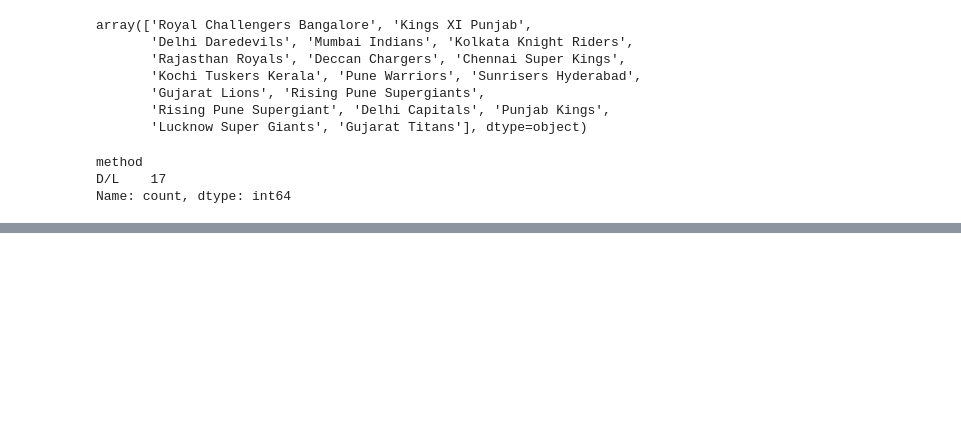
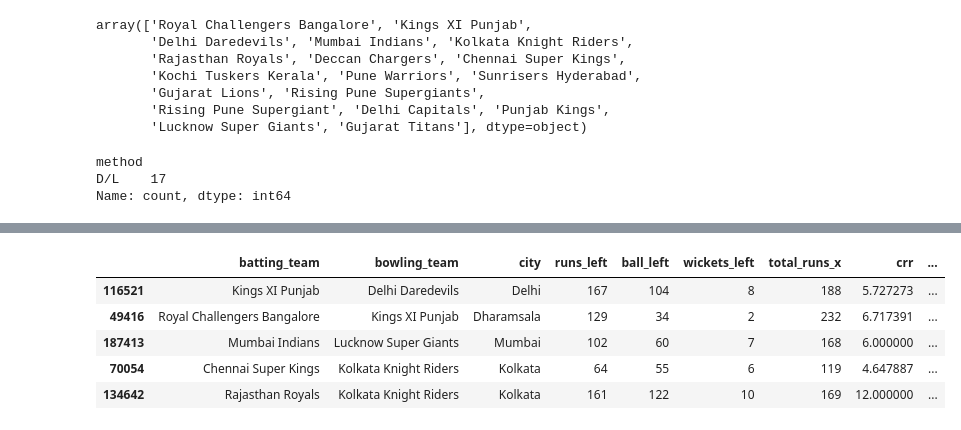
Before and after one commit to Vikashyadav2/IPL-Win-Probability-Predictor-, a Jupyter notebook: Python Codes.ipynb, the cells around one changed output, grey strips where cells are left out. Saved outputs shown, nothing was run; the diff lists cells and outputs as text; code cells hidden in the pictures; blank space fills up the shorter version.

```diff
--- a/Python Codes.ipynb
+++ b/Python Codes.ipynb
@@ -233,0 +387,5 @@ NotImplementedError: function is not implemented for this dtype: [how->cumsum,dt
+# %%
+# Create the new result column fetch the result of the match in the form of 0 and 1
+
+def result(row):
+    return 1 if row['batting_team'] == row['winner']else 0
@@ -233,0 +408,9 @@ NotImplementedError: function is not implemented for this dtype: [how->cumsum,dt
+# %%
+final_df.head()
+# %% [output]
+|  | batting_team | bowling_team | city | runs_left | ball_left | wickets_left | total_runs_x | crr | ... |
+| 116521 | Kings XI Punjab | Delhi Daredevils | Delhi | 167 | 104 | 8 | 188 | 5.727273 | ... |
+| 49416 | Royal Challengers Bangalore | Kings XI Punjab | Dharamsala | 129 | 34 | 2 | 232 | 6.717391 | ... |
+| 187413 | Mumbai Indians | Lucknow Super Giants | Mumbai | 102 | 60 | 7 | 168 | 6.000000 | ... |
+| 70054 | Chennai Super Kings | Kolkata Knight Riders | Kolkata | 64 | 55 | 6 | 119 | 4.647887 | ... |
+| 134642 | Rajasthan Royals | Kolkata Knight Riders | Kolkata | 161 | 122 | 10 | 169 | 12.000000 | ... |
```
Also changed, not shown: parts of 52 cells of this notebook, 1 other file.
